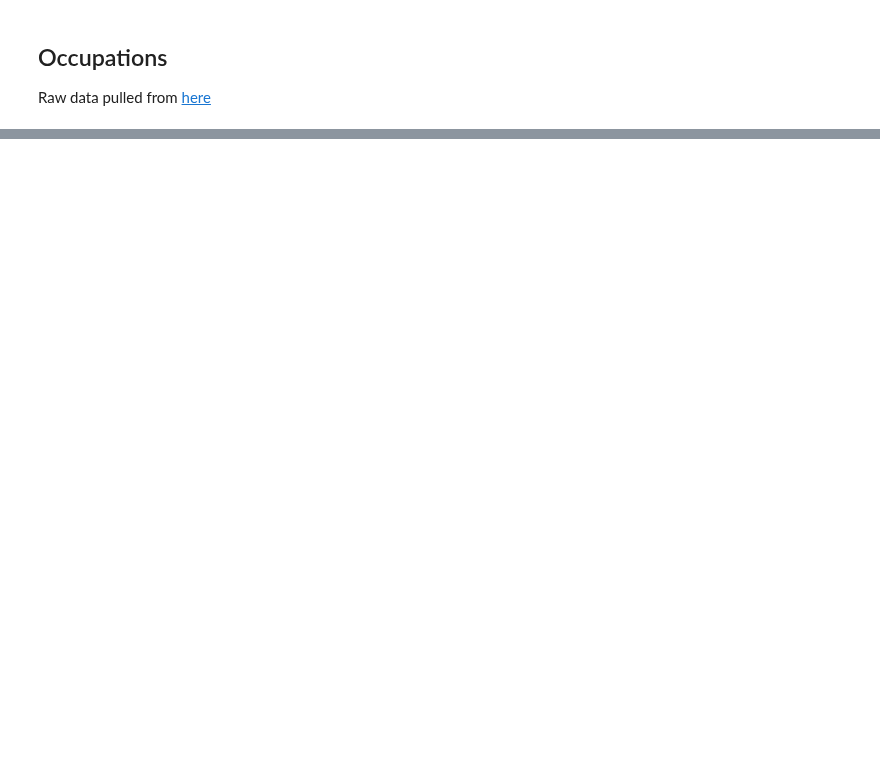
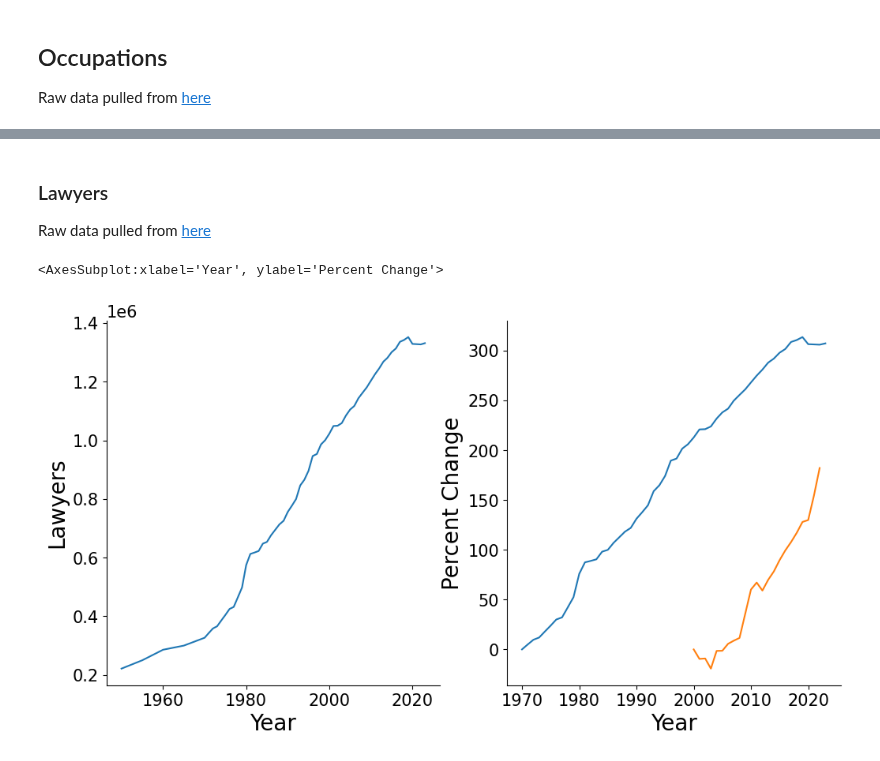
Before and after one commit to jordanott/BackToTheFuture, a Jupyter notebook: notebooks/business.ipynb, the cells around one changed output, grey strips where cells are left out. Cells and saved outputs as stored; diff of their text form; code cells hidden in the pictures; blank space fills up the shorter version.

```diff
--- a/notebooks/business.ipynb
+++ b/notebooks/business.ipynb
@@ -61,0 +166,18 @@ for file_name in glob.iglob("../raw_data/*nat/national*"):
+# %% [markdown]
+### Lawyers
+Raw data pulled from [here](https://www.abalegalprofile.com/demographics.html)
+# %%
+lawyers = pd.read_csv("../raw_data/business/occupations/lawyers.txt").sort_values(by="Year").reset_index(drop=True)
+index = lawyers[lawyers.Year == 1950].index[0]
+lawyers = lawyers.iloc[index:].reset_index(drop=True)
+
+plt.subplot(1, 2, 1)
+sns.lineplot(x="Year", y="Lawyers", data=lawyers)
+
+plt.subplot(1, 2, 2)
+lawyers = helper.percent_change_relative_to(lawyers, 1970, "Lawyers")
+sns.lineplot(x="Year", y="Percent Change", data=lawyers)
+sns.lineplot(x="Year", y="Percent Change", data=hr_personnel)
+# %% [output]
+<AxesSubplot:xlabel='Year', ylabel='Percent Change'>
+[figure, added]
```
Also changed, not shown: parts of 15 cells of this notebook, 3 other files.
